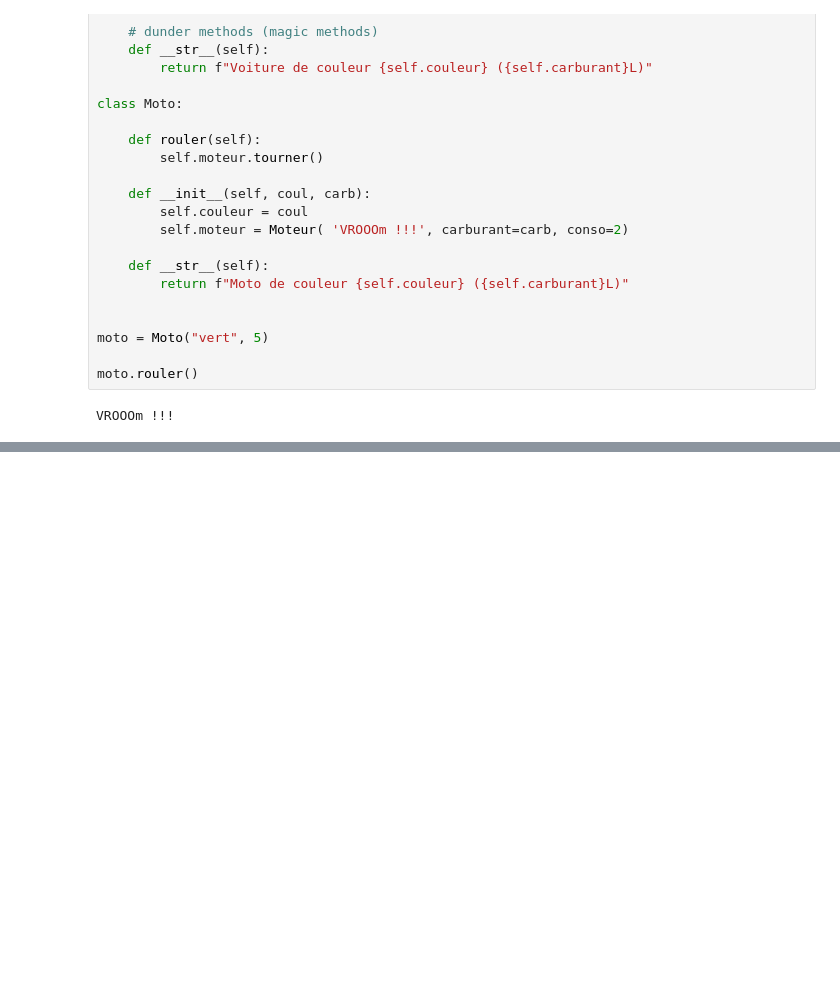
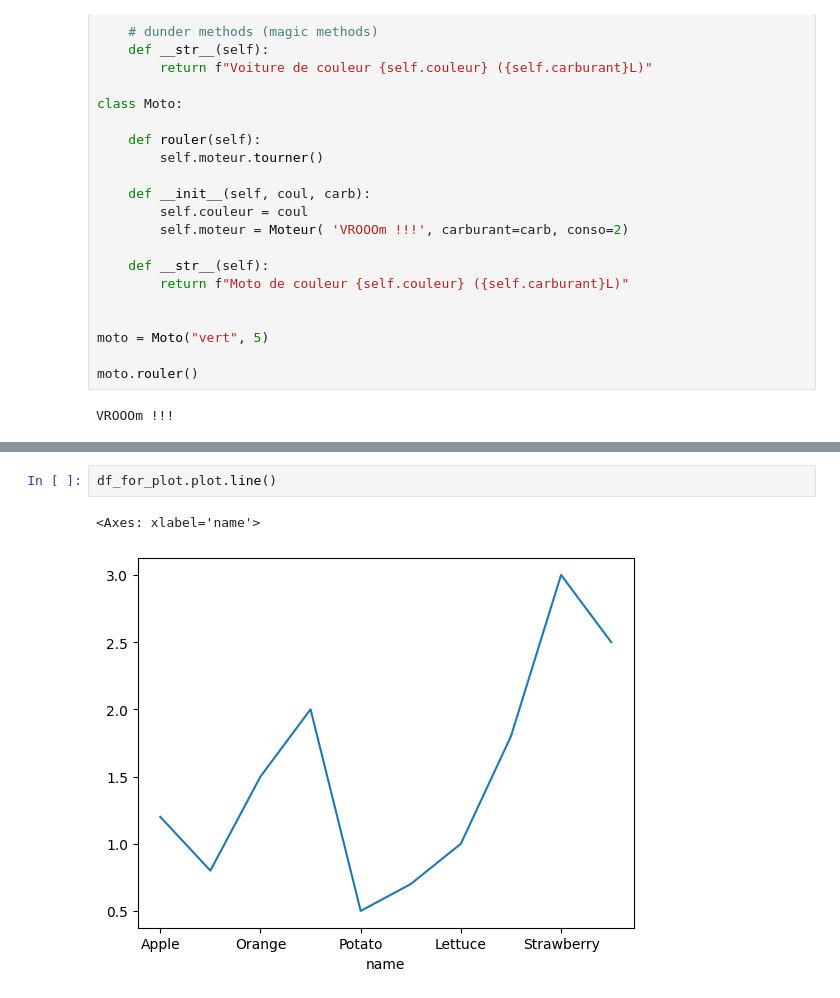
Before and after one commit to ksamuel/formation_python_juin_2024, a Jupyter notebook: j3.ipynb, the cells around one changed output, grey strips where cells are left out. Drawn from its saved outputs; the diff is of its cells as text; blank space fills up the shorter version.

```diff
--- a/j3.ipynb
+++ b/j3.ipynb
@@ -186,0 +343,5 @@ MonCompteur()
+# %%
+df_for_plot.plot.line()
+# %% [output]
+<Axes: xlabel='name'>
+[figure, added]
```
Also changed, not shown: parts of 22 cells of this notebook, 7 other files.
